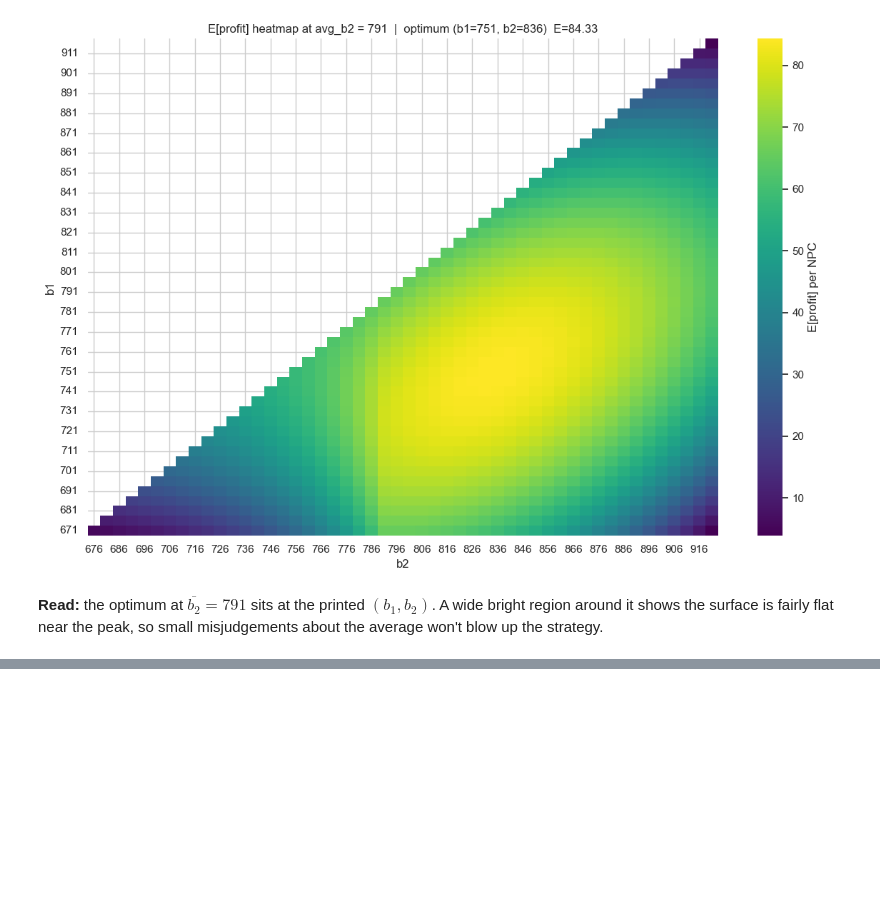
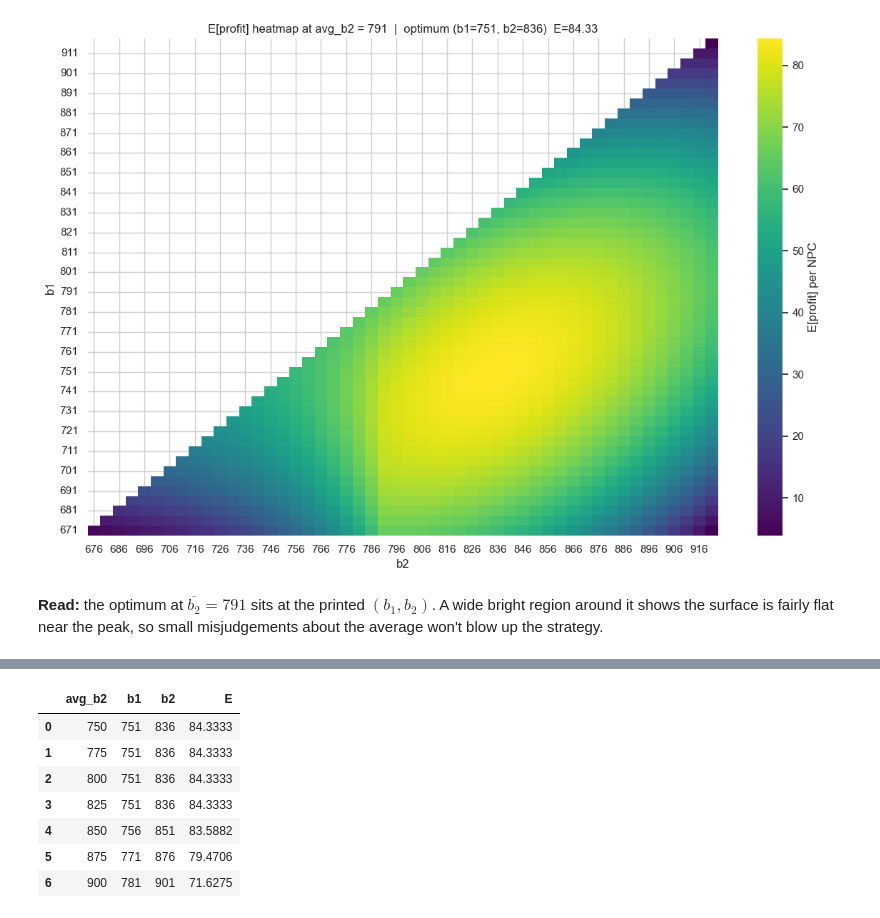
Before and after one commit to Sophbx/imc_prosperity4, a Jupyter notebook: Round3/Manual/manual_analysis.ipynb, the cells around one changed output, grey strips where cells are left out. Drawn from its saved outputs; the diff is of its cells as text; code cells hidden in the pictures; blank space fills up the shorter version.

```diff
--- a/Round3/Manual/manual_analysis.ipynb
+++ b/Round3/Manual/manual_analysis.ipynb
@@ -134,0 +143,25 @@ so small misjudgements about the average won't blow up the strategy.
+# %%
+AVG_GRID = [750, 775, 800, 825, 850, 875, 900]
+
+records = []
+for avg_b2 in AVG_GRID:
+    best = None
+    for b1 in B1_GRID:
+        for b2 in B1_GRID:
+            if b2 <= b1:
+                continue
+            e = expected_profit(int(b1), int(b2), avg_b2)
+            if best is None or e > best["E"]:
+                best = {"avg_b2": avg_b2, "b1": int(b1), "b2": int(b2), "E": e}
+    records.append(best)
+sensitivity = pd.DataFrame(records)
+display(sensitivity)
+# %% [output]
+|  | avg_b2 | b1 | b2 | E |
+| 0 | 750 | 751 | 836 | 84.3333 |
+| 1 | 775 | 751 | 836 | 84.3333 |
+| 2 | 800 | 751 | 836 | 84.3333 |
+| 3 | 825 | 751 | 836 | 84.3333 |
+| 4 | 850 | 756 | 851 | 83.5882 |
+| 5 | 875 | 771 | 876 | 79.4706 |
+| 6 | 900 | 781 | 901 | 71.6275 |
```
Also changed, not shown: parts of 5 cells of this notebook, 1 other file.
